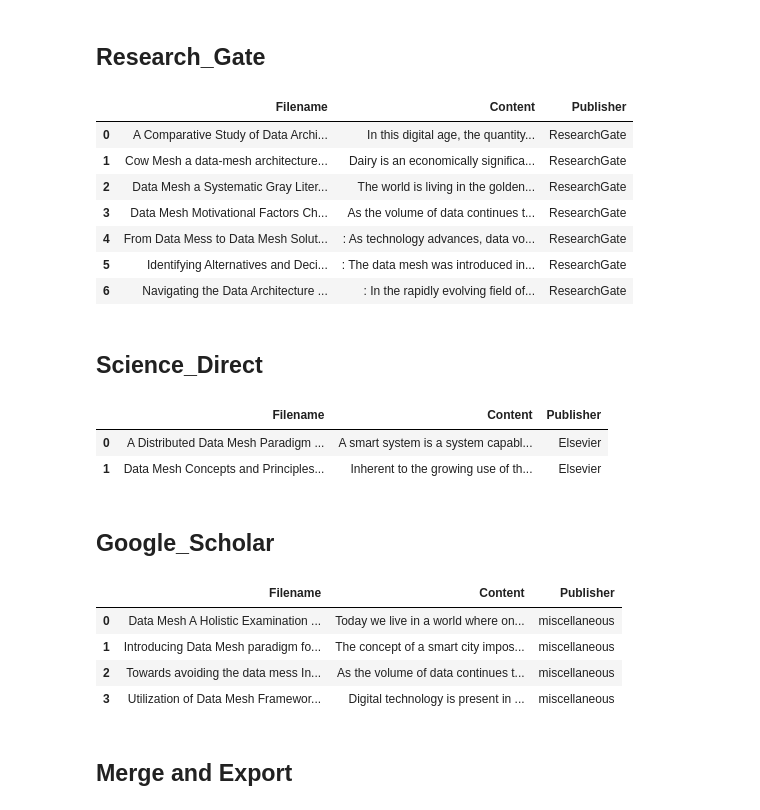
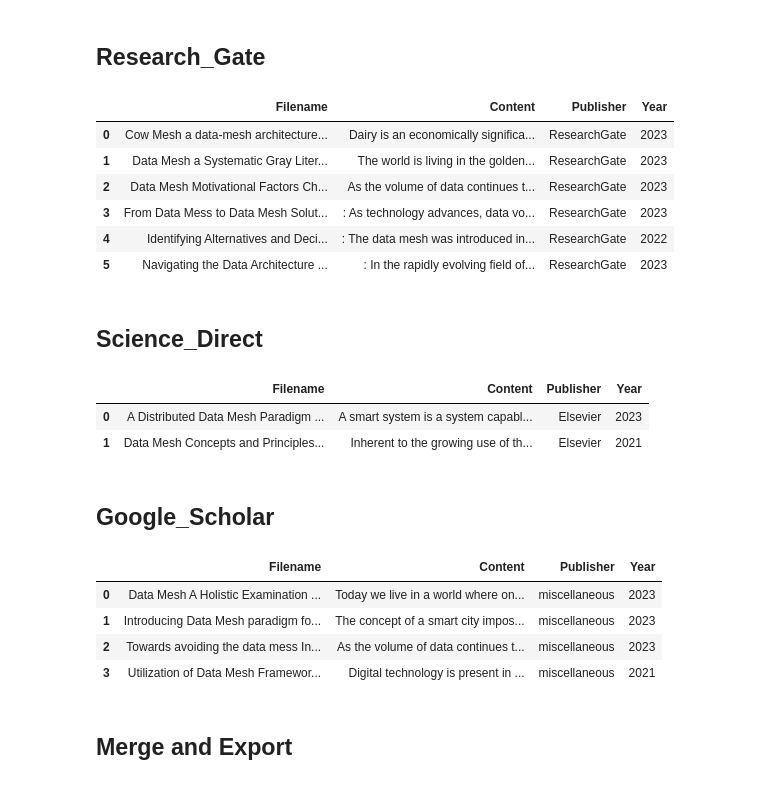
Before and after one commit to clumsyspeedboat/data_mesh_topics_and_sentiment, a Jupyter notebook: 01_Extract_pdf.ipynb, the cells around one changed output. Cells and saved outputs as stored; diff of their text form; code cells hidden in the pictures.

```diff
--- a/01_Extract_pdf.ipynb
+++ b/01_Extract_pdf.ipynb
@@ -76,18 +76,18 @@ custom_exclusion = ['XXX-X-XXXX-XXXX-X/XX/$XX.00 ©20XX IEEE',
                     ' Decentralized Data MeshApproachVijay Kumar Butte1, Sujata Butte*2*University of Idaho,  Idaho Falls, ID, USA2suja2591@vandals.uidaho.edu1hellovkb@gmail.com',
                     'pproaches  Arif Wider  1,2  , Sumedha Verma  1  , and Atif Akhtar  1  1  Thoughtworks Germany      2  Hochschule für Technik und Wirtschaft Berlin      ',
                     'Authorized licensed use limited to: Technische Hochschule Ingolstadt. Downloaded on October 24,2023 at 14:12:06 UTC from IEEE Xplore. Restrictions apply.',
-                    '2023 International Conference on Computer, Electronics & Electrical Engineering & their Applications (IC2E3) | 979-8-3503-3800-3/23/$31.00 ©2023 IEEE | DOI: 10.1109/IC2E357697.2023.10262765',
+                    '2023 International Conference on Computer, Electronics & Electrical Engineering & their Applications (IC2E3) | 979-8-3503-3800-3 %CITAVIPICKER£979-8-3503-3800-3£Add to Citavi project by ISBN£% %CITAVIPICKER£979-8-3503-3800-3£Add to Citavi project by ISBN£%/23/$31.00 ©2023 IEEE | DOI: 10.1109/IC2E357697.2023.10262765',
                     '979-8-3503-0485-5/23/$31.00 ©2023 IEEE',
                     'DOI 10.1109/ICWS60048.2023.00101',
                     'Authorized licensed use limited to: Technische Hochschule Ingolstadt. Downloaded on October 24,2023 at 14:16:27 UTC from IEEE Xplore. Restrictions apply.',
-                    '2023 IEEE International Conference on Web Services (ICWS) | 979-8-3503-0485-5/23/$31.00 ©2023 IEEE | DOI: 10.1109/ICWS60048.2023.00101',
+                    '2023 IEEE International Conference on Web Services (ICWS) | 979-8-3503-0485-5 %CITAVIPICKER£979-8-3503-0485-5£Add to Citavi project by ISBN£% %CITAVIPICKER£979-8-3503-0485-5£Add to Citavi project by ISBN£% %CITAVIPICKER£979-8-3503-0485-5£Add to Citavi project by ISBN£% %CITAVIPICKER£979-8-3503-0485-5£Add to Citavi project by ISBN£%/23/$31.00 ©2023 IEEE | DOI: 10.1109/ICWS60048.2023.00101',
                     'Authorized licensed use limited to: Technische Hochschule Ingolstadt. Downloaded on October 24,2023 at 14:12:37 UTC from IEEE Xplore. Restrictions apply.',
                     '978-1-6654-9058-0/22/$31.00 ©2022 IEEE',
                     '2022 International Conference on Data Analytics for Business and Industry (ICDABI) |978-1-6654-9058-0/22/$31.00 ©2022 IEEE |DOI: 10.1109/ICDABI56818.2022.10041672',
                     '2022 International Conference on Data Analytics for Business and Industry (ICDABI)',
                     '978-1-6654-3902-2/21/$31.00 ©2021 IEEE',
                     'Authorized licensed use limited to: Technische Hochschule Ingolstadt. Downloaded on October 24,2023 at 14:15:32 UTC from IEEE Xplore. Restrictions apply.',
-                    '2021 IEEE International Conference on Big Data (Big Data) | 978-1-6654-3902-2/21/$31.00 ©2021 IEEE | DOI: 10.1109/BigData52589.2021.9671862'
+                    '2021 IEEE International Conference on Big Data (Big Data) | 978-1-6654-3902-2 %CITAVIPICKER£978-1-6654-3902-2£Add to Citavi project by ISBN£% %CITAVIPICKER£978-1-6654-3902-2£Add to Citavi project by ISBN£% %CITAVIPICKER£978-1-6654-3902-2£Add to Citavi project by ISBN£% %CITAVIPICKER£978-1-6654-3902-2£Add to Citavi project by ISBN£%/21/$31.00 ©2021 IEEE | DOI: 10.1109/BigData52589.2021.9671862'
                    ]
 start_section = 'Abstract'
 exclude_section = 'References'
@@ -296,16 +330,17 @@ for filename in os.listdir(folder_path):
 # %%
 research_gate_pdf_df = pd.DataFrame(list(research_gate_pdf_content_dict.items()), columns=['Filename', 'Content'])
 research_gate_pdf_df["Publisher"] = "ResearchGate"
+research_gate_pdf_df_year = ["2023", "2023", "2023", "2023", "2022", "2023"]
+research_gate_pdf_df["Year"] = research_gate_pdf_df_year
 research_gate_pdf_df
 # %% [output]
-|  | Filename | Content | Publisher |
-| 0 | A Comparative Study of Data Archi... | In this digital age, the quantity... | ResearchGate |
-| 1 | Cow Mesh a data-mesh architecture... | Dairy is an economically signiﬁca... | ResearchGate |
-| 2 | Data Mesh a Systematic Gray Liter... | The world is living in the golden... | ResearchGate |
-| 3 | Data Mesh Motivational Factors Ch... | As the volume of data continues t... | ResearchGate |
-| 4 | From Data Mess to Data Mesh Solut... | : As technology advances, data vo... | ResearchGate |
-| 5 | Identifying Alternatives and Deci... | : The data mesh was introduced in... | ResearchGate |
-| 6 | Navigating the Data Architecture ... | : In the rapidly evolving ﬁeld of... | ResearchGate |
+|  | Filename | Content | Publisher | Year |
+| 0 | Cow Mesh a data-mesh architecture... | Dairy is an economically signiﬁca... | ResearchGate | 2023 |
+| 1 | Data Mesh a Systematic Gray Liter... | The world is living in the golden... | ResearchGate | 2023 |
+| 2 | Data Mesh Motivational Factors Ch... | As the volume of data continues t... | ResearchGate | 2023 |
+| 3 | From Data Mess to Data Mesh Solut... | : As technology advances, data vo... | ResearchGate | 2023 |
+| 4 | Identifying Alternatives and Deci... | : The data mesh was introduced in... | ResearchGate | 2022 |
+| 5 | Navigating the Data Architecture ... | : In the rapidly evolving ﬁeld of... | ResearchGate | 2023 |
 # %% [markdown]
 ## Science_Direct
 # %%
@@ -365,11 +400,13 @@ for filename in os.listdir(folder_path):
 # %%
 Science_direct_pdf_df = pd.DataFrame(list(Science_direct_pdf_content_dict.items()), columns=['Filename', 'Content'])
 Science_direct_pdf_df["Publisher"] = "Elsevier"
+Science_direct_pdf_df_year = ["2023", "2021"]
+Science_direct_pdf_df["Year"] = Science_direct_pdf_df_year
 Science_direct_pdf_df
 # %% [output]
-|  | Filename | Content | Publisher |
-| 0 | A Distributed Data Mesh Paradigm ... | A smart system is a system capabl... | Elsevier |
-| 1 | Data Mesh Concepts and Principles... | Inherent to the growing use of th... | Elsevier |
+|  | Filename | Content | Publisher | Year |
+| 0 | A Distributed Data Mesh Paradigm ... | A smart system is a system capabl... | Elsevier | 2023 |
+| 1 | Data Mesh Concepts and Principles... | Inherent to the growing use of th... | Elsevier | 2021 |
 # %% [markdown]
 ## Google_Scholar
 # %%
@@ -431,13 +468,15 @@ for filename in os.listdir(folder_path):
 # %%
 Google_scholar_pdf_df = pd.DataFrame(list(Google_scholar_pdf_content_dict.items()), columns=['Filename', 'Content'])
 Google_scholar_pdf_df["Publisher"] = "miscellaneous"
+Google_scholar_pdf_df_year = ["2023", "2023", "2023", "2021"]
+Google_scholar_pdf_df["Year"] = Google_scholar_pdf_df_year
 Google_scholar_pdf_df
 # %% [output]
-|  | Filename | Content | Publisher |
-| 0 | Data Mesh A Holistic Examination ... | Today we live in a world where on... | miscellaneous |
-| 1 | Introducing Data Mesh paradigm fo... | The concept of a smart city impos... | miscellaneous |
-| 2 | Towards avoiding the data mess In... | As the volume of data continues t... | miscellaneous |
-| 3 | Utilization of Data Mesh Framewor... | Digital technology is present in ... | miscellaneous |
+|  | Filename | Content | Publisher | Year |
+| 0 | Data Mesh A Holistic Examination ... | Today we live in a world where on... | miscellaneous | 2023 |
+| 1 | Introducing Data Mesh paradigm fo... | The concept of a smart city impos... | miscellaneous | 2023 |
+| 2 | Towards avoiding the data mess In... | As the volume of data continues t... | miscellaneous | 2023 |
+| 3 | Utilization of Data Mesh Framewor... | Digital technology is present in ... | miscellaneous | 2021 |
 # %% [markdown]
 ## Merge and Export
 # %%
```
Also changed, not shown: parts of 8 cells of this notebook, 3 other files.
